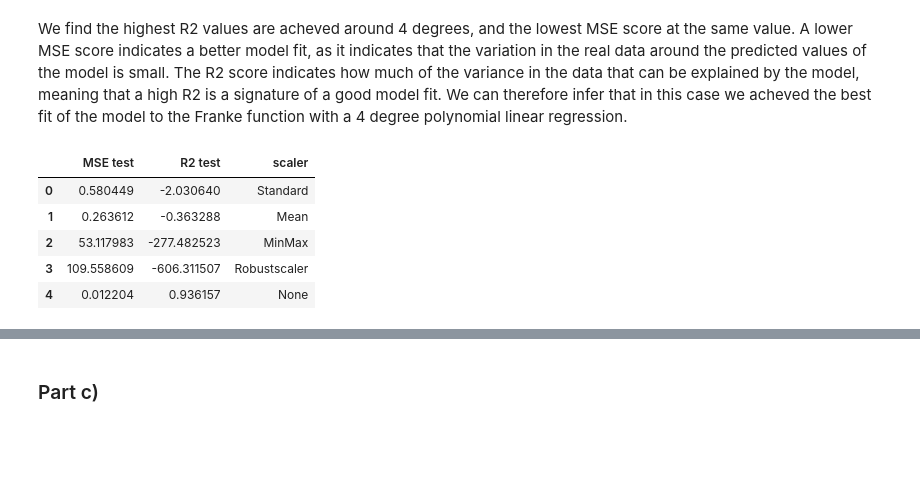
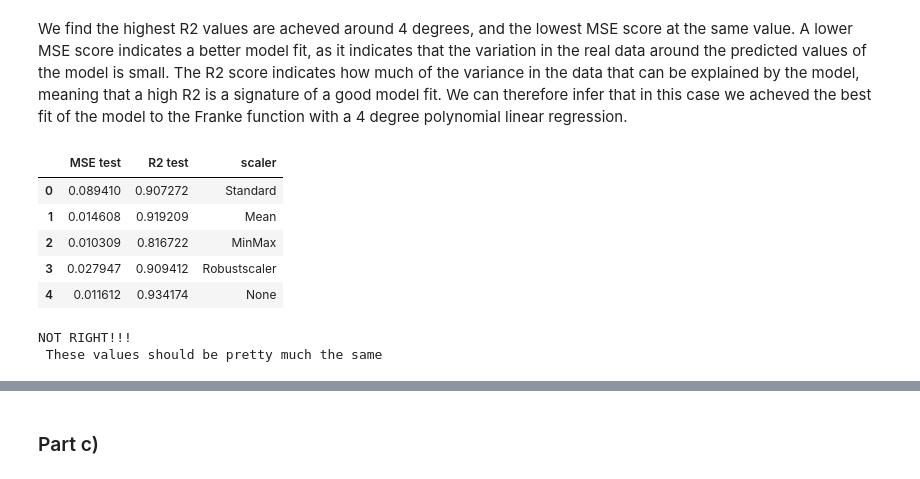
Before and after one commit to HildeLa/Project1_FYS-STK, a Jupyter notebook: Prosjekt1.ipynb, the cells around one changed output, grey strips where cells are left out. Saved outputs shown, nothing was run; the diff lists cells and outputs as text; code cells hidden in the pictures; blank space fills up the shorter version.

```diff
--- a/Prosjekt1.ipynb
+++ b/Prosjekt1.ipynb
@@ -160,8 +160,10 @@ def robustscaler(X_train, X_test, z_train, z_test):
     z_test = z_test.reshape((-1,1))
     scaler = RobustScaler().fit(z_train)
     z_train_scaled = scaler.transform(z_train)
-
+    scaler = RobustScaler().fit(z_train)
     z_test_scaled = scaler.transform(z_test)
+    z_train_scaled = z_train_scaled.flatten()
+    z_test_scaled = z_test_scaled.flatten()
 
     return X_train_scaled, X_test_scaled, z_train_scaled, z_test_scaled
 
@@ -286,38 +289,41 @@ We find the highest R2 values are acheved around 4 degrees, and the lowest MSE s
 # %%
 func_list = [standardscaler, meanscaler, scalerMinMax, robustscaler, nonscaler]
 scores_OLS_scaled = np.zeros((len(func_list), 2))
 
 
 X = create_X(x, y, best_degree)
 
 for i, func in enumerate(func_list):
 
     #Splits 1/5 for testing and 4/5 for training
     X_train, X_test, z_train, z_test = train_test_split(X,z,test_size=0.2)
     X_train_scaled, X_test_scaled, z_train_scaled, z_test_scaled = func(X_train, X_test, z_train, z_test)
 
     #finner beta
     beta = find_beta(X_train_scaled, z_train_scaled)
     #Her er z_ vår forutsigelse
     z_ = X_test_scaled @ beta
 
     #Find estimated of quality of fmodel fit
-    scores_OLS_scaled[i, 0] = MSE(z_test, z_)
-    scores_OLS_scaled[i, 1] = R2(z_test, z_)
+    scores_OLS_scaled[i, 0] = MSE(z_test_scaled, z_)
+    scores_OLS_scaled[i, 1] = R2(z_test_scaled, z_)
 
 d1 = pd.DataFrame(scores_OLS_scaled, columns = ('MSE test', 'R2 test'))
 d = pd.concat([d1], axis =1)
 names = ['Standard', 'Mean', 'MinMax', 'Robustscaler', 'None']
 d['scaler'] = names
 d[['scaler', 'MSE test','R2 test']].set_index('scaler')
 display(d)
+print('NOT RIGHT!!!', '\n These values should be pretty much the same')
 # %% [output]
 |  | MSE test | R2 test | scaler |
-| 0 | 0.580449 | -2.030640 | Standard |
-| 1 | 0.263612 | -0.363288 | Mean |
-| 2 | 53.117983 | -277.482523 | MinMax |
-| 3 | 109.558609 | -606.311507 | Robustscaler |
-| 4 | 0.012204 | 0.936157 | None |
+| 0 | 0.089410 | 0.907272 | Standard |
+| 1 | 0.014608 | 0.919209 | Mean |
+| 2 | 0.010309 | 0.816722 | MinMax |
+| 3 | 0.027947 | 0.909412 | Robustscaler |
+| 4 | 0.011612 | 0.934174 | None |
+NOT RIGHT!!!
+ These values should be pretty much the same
 # %%
 X_train, X_test, z_train, z_test = train_test_split(X,z,test_size=0.2)
 
```
Also changed, not shown: parts of 8 cells of this notebook.
